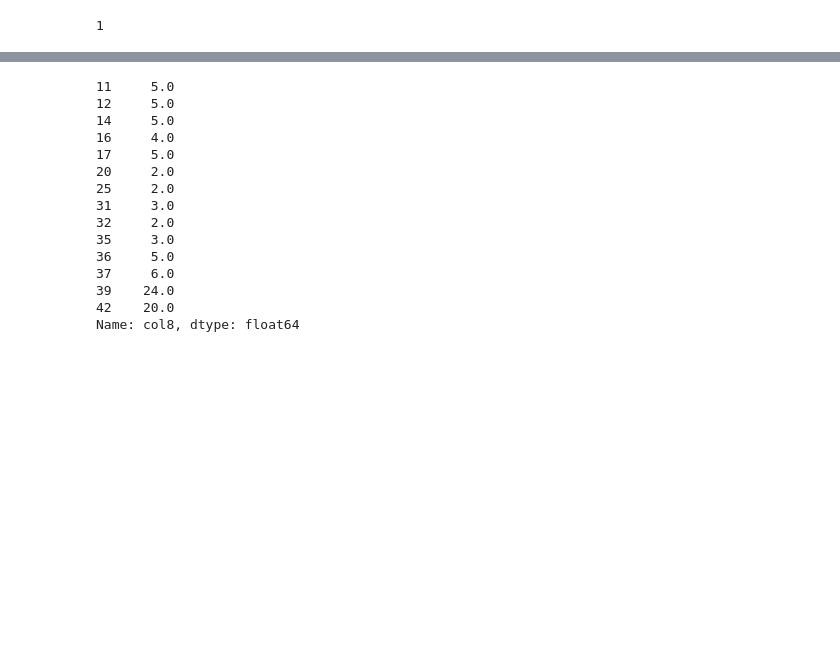
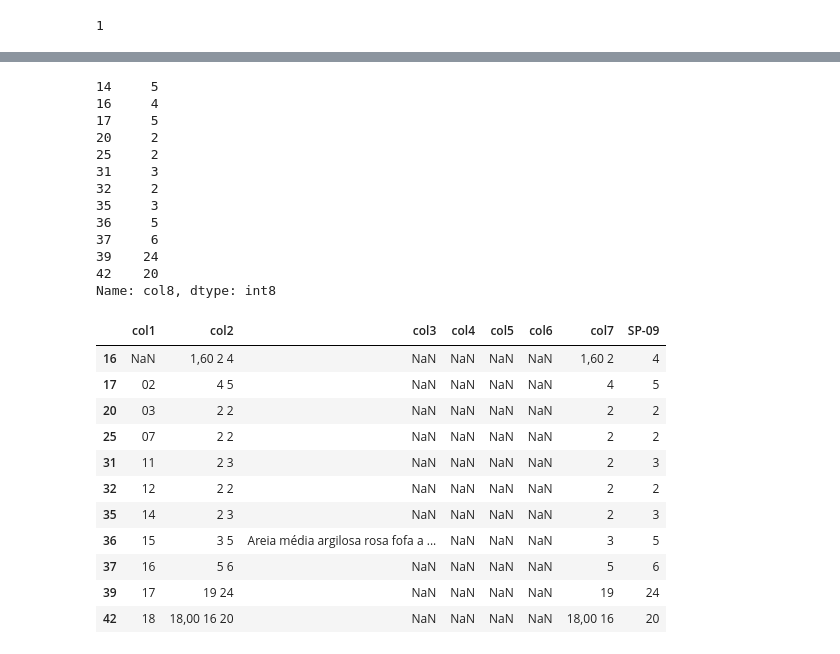
Before and after one commit to telemac-dev/LeituraSondagens, a Jupyter notebook: leituraSondagem.ipynb, the cells around one changed output, grey strips where cells are left out. Saved outputs shown, nothing was run; the diff lists cells and outputs as text; code cells hidden in the pictures; blank space fills up the shorter version.

```diff
--- a/leituraSondagem.ipynb
+++ b/leituraSondagem.ipynb
@@ -43,0 +31,12 @@ Index: []
+# %%
+# cabecalho com colunas numerotadas
+cabecalho = tabela.loc[0:4]
+cabecalho.columns = [1, 2, 3, 'D', '4', '5']
+del cabecalho['D']
+display(cabecalho)
+# indicio do No do furo
+indicio_furoNo_folha = cabecalho[cabecalho[1] ==  'FURO No'].index[0]
+furoNo = cabecalho.iat[indicio_furoNo_folha,1]
+folhaNo = cabecalho.iat[indicio_furoNo_folha,4]
+print(furoNo)
+print(int(folhaNo))
@@ -55,21 +63,35 @@ perfil_estratigrafico = perfil_estratigrafico[perfil_estratigrafico['col8'].notn
 # %%
 perfil_estratigrafico['col8']= pd.to_numeric(perfil_estratigrafico['col8'], errors='coerce')
 perfil_estratigrafico = perfil_estratigrafico[perfil_estratigrafico['col8'].notna()]
-
+perfil_estratigrafico['col8']= pd.to_numeric(perfil_estratigrafico['col8'], downcast='integer')
 display(perfil_estratigrafico['col8'])
+#perfil_estratigrafico.reset_index(drop=True)
+perfil_estratigrafico = perfil_estratigrafico.tail(perfil_estratigrafico.shape[0] -1)
+perfil_estratigrafico.rename(columns = {'col8': furoNo}, inplace = True)
+display(perfil_estratigrafico)
 # %% [output]
-11     5.0
-12     5.0
-14     5.0
-16     4.0
-17     5.0
-20     2.0
-25     2.0
-31     3.0
-32     2.0
-35     3.0
-36     5.0
-37     6.0
-39    24.0
-42    20.0
-Name: col8, dtype: float64
+14     5
+16     4
+17     5
+20     2
+25     2
+31     3
+32     2
+35     3
+36     5
+37     6
+39    24
+42    20
+Name: col8, dtype: int8
+|  | col1 | col2 | col3 | col4 | col5 | col6 | col7 | SP-09 |
+| 16 | NaN | 1,60 2 4 | NaN | NaN | NaN | NaN | 1,60 2 | 4 |
+| 17 | 02 | 4 5 | NaN | NaN | NaN | NaN | 4 | 5 |
+| 20 | 03 | 2 2 | NaN | NaN | NaN | NaN | 2 | 2 |
+| 25 | 07 | 2 2 | NaN | NaN | NaN | NaN | 2 | 2 |
+| 31 | 11 | 2 3 | NaN | NaN | NaN | NaN | 2 | 3 |
+| 32 | 12 | 2 2 | NaN | NaN | NaN | NaN | 2 | 2 |
+| 35 | 14 | 2 3 | NaN | NaN | NaN | NaN | 2 | 3 |
+| 36 | 15 | 3 5 | Areia média argilosa rosa fofa a ... | NaN | NaN | NaN | 3 | 5 |
+| 37 | 16 | 5 6 | NaN | NaN | NaN | NaN | 5 | 6 |
+| 39 | 17 | 19 24 | NaN | NaN | NaN | NaN | 19 | 24 |
+| 42 | 18 | 18,00 16 20 | NaN | NaN | NaN | NaN | 18,00 16 | 20 |
```
Also changed, not shown: parts of 2 cells of this notebook, 7 other files.
